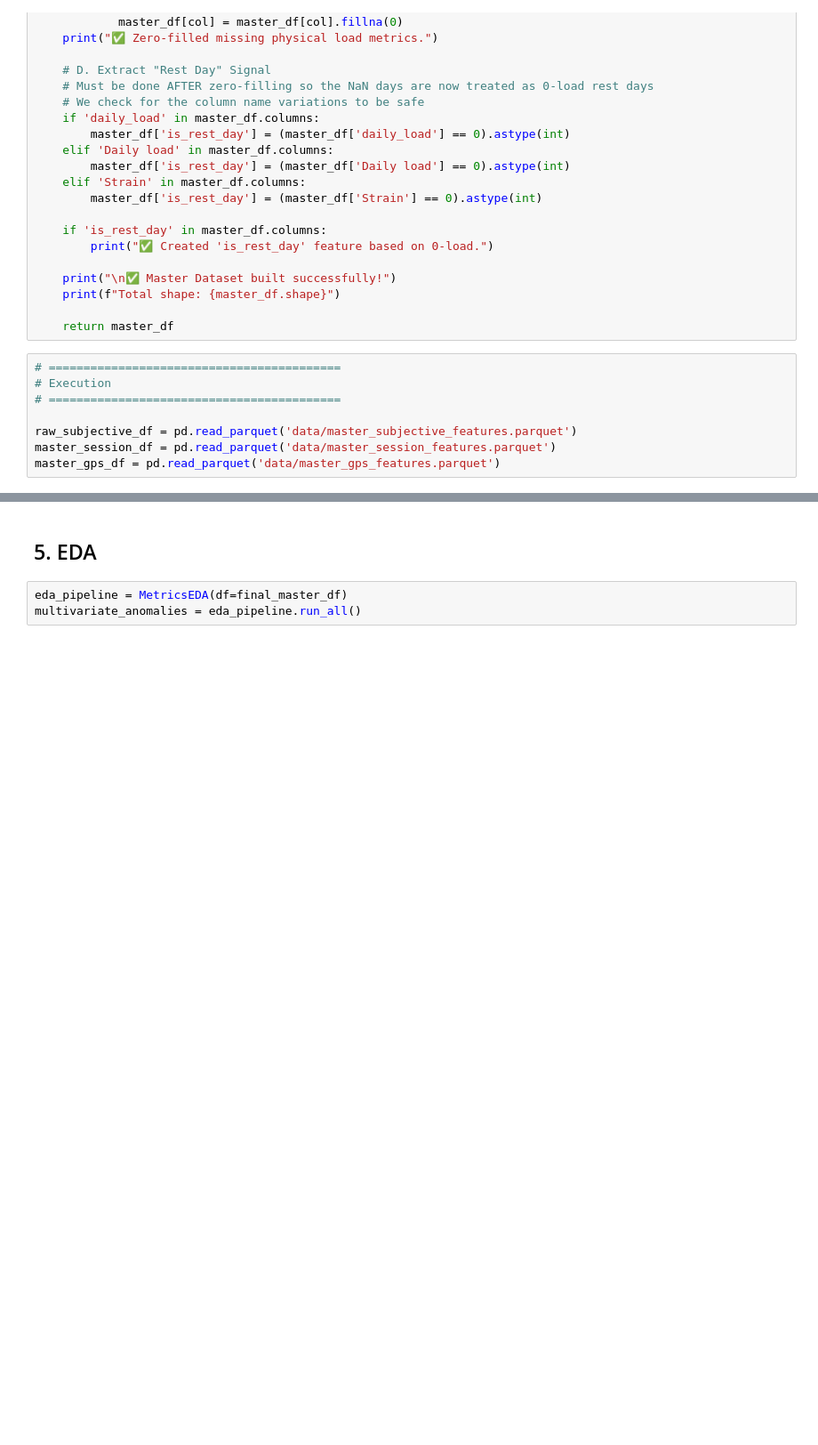
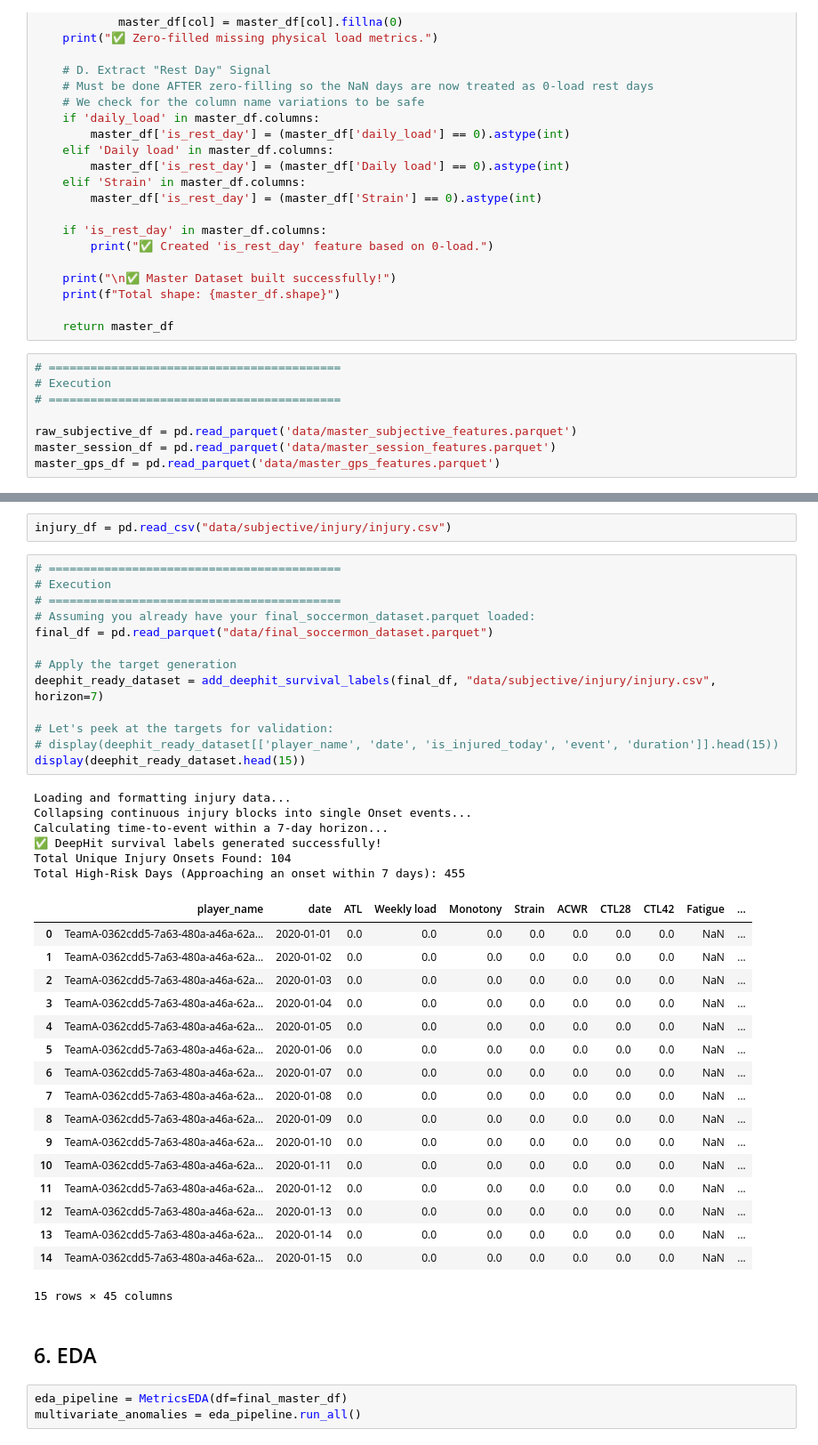
Before and after one commit to Gareth1995/Footy-Analytics, a Jupyter notebook: Injury Prediction/data_prep.ipynb, the cells around one changed output, grey strips where cells are left out. Shown at 89% size. Drawn from its saved outputs; the diff is of its cells as text; blank space fills up the shorter version.

Commit message:
Adding injury target and duration measure to final data

```diff
--- a/Injury Prediction/data_prep.ipynb
+++ b/Injury Prediction/data_prep.ipynb
@@ -239,5 +318,44 @@ Total shape: (37315, 41)
+# %%
+injury_df = pd.read_csv("data/subjective/injury/injury.csv")
+# %%
+# ==========================================
+# Execution
+# ==========================================
+# Assuming you already have your final_soccermon_dataset.parquet loaded:
+final_df = pd.read_parquet("data/final_soccermon_dataset.parquet")
+
+# Apply the target generation
+deephit_ready_dataset = add_deephit_survival_labels(final_df, "data/subjective/injury/injury.csv", horizon=7)
+
+# Let's peek at the targets for validation:
+# display(deephit_ready_dataset[['player_name', 'date', 'is_injured_today', 'event', 'duration']].head(15))
+display(deephit_ready_dataset.head(15))
+# %% [output]
+Loading and formatting injury data...
+Collapsing continuous injury blocks into single Onset events...
+Calculating time-to-event within a 7-day horizon...
+✅ DeepHit survival labels generated successfully!
+Total Unique Injury Onsets Found: 104
+Total High-Risk Days (Approaching an onset within 7 days): 455
+|  | player_name | date | ATL | Weekly load | Monotony | Strain | ACWR | CTL28 | CTL42 | Fatigue | ... |
+| 0 | TeamA-0362cdd5-7a63-480a-a46a-62a... | 2020-01-01 | 0.0 | 0.0 | 0.0 | 0.0 | 0.0 | 0.0 | 0.0 | NaN | ... |
+| 1 | TeamA-0362cdd5-7a63-480a-a46a-62a... | 2020-01-02 | 0.0 | 0.0 | 0.0 | 0.0 | 0.0 | 0.0 | 0.0 | NaN | ... |
+| 2 | TeamA-0362cdd5-7a63-480a-a46a-62a... | 2020-01-03 | 0.0 | 0.0 | 0.0 | 0.0 | 0.0 | 0.0 | 0.0 | NaN | ... |
+| 3 | TeamA-0362cdd5-7a63-480a-a46a-62a... | 2020-01-04 | 0.0 | 0.0 | 0.0 | 0.0 | 0.0 | 0.0 | 0.0 | NaN | ... |
+| 4 | TeamA-0362cdd5-7a63-480a-a46a-62a... | 2020-01-05 | 0.0 | 0.0 | 0.0 | 0.0 | 0.0 | 0.0 | 0.0 | NaN | ... |
+| 5 | TeamA-0362cdd5-7a63-480a-a46a-62a... | 2020-01-06 | 0.0 | 0.0 | 0.0 | 0.0 | 0.0 | 0.0 | 0.0 | NaN | ... |
+| 6 | TeamA-0362cdd5-7a63-480a-a46a-62a... | 2020-01-07 | 0.0 | 0.0 | 0.0 | 0.0 | 0.0 | 0.0 | 0.0 | NaN | ... |
+| 7 | TeamA-0362cdd5-7a63-480a-a46a-62a... | 2020-01-08 | 0.0 | 0.0 | 0.0 | 0.0 | 0.0 | 0.0 | 0.0 | NaN | ... |
+| 8 | TeamA-0362cdd5-7a63-480a-a46a-62a... | 2020-01-09 | 0.0 | 0.0 | 0.0 | 0.0 | 0.0 | 0.0 | 0.0 | NaN | ... |
+| 9 | TeamA-0362cdd5-7a63-480a-a46a-62a... | 2020-01-10 | 0.0 | 0.0 | 0.0 | 0.0 | 0.0 | 0.0 | 0.0 | NaN | ... |
+| 10 | TeamA-0362cdd5-7a63-480a-a46a-62a... | 2020-01-11 | 0.0 | 0.0 | 0.0 | 0.0 | 0.0 | 0.0 | 0.0 | NaN | ... |
+| 11 | TeamA-0362cdd5-7a63-480a-a46a-62a... | 2020-01-12 | 0.0 | 0.0 | 0.0 | 0.0 | 0.0 | 0.0 | 0.0 | NaN | ... |
+| 12 | TeamA-0362cdd5-7a63-480a-a46a-62a... | 2020-01-13 | 0.0 | 0.0 | 0.0 | 0.0 | 0.0 | 0.0 | 0.0 | NaN | ... |
+| 13 | TeamA-0362cdd5-7a63-480a-a46a-62a... | 2020-01-14 | 0.0 | 0.0 | 0.0 | 0.0 | 0.0 | 0.0 | 0.0 | NaN | ... |
+| 14 | TeamA-0362cdd5-7a63-480a-a46a-62a... | 2020-01-15 | 0.0 | 0.0 | 0.0 | 0.0 | 0.0 | 0.0 | 0.0 | NaN | ... |
+15 rows × 45 columns
 # %% [markdown]
-## 5. EDA
+## 6. EDA
 # %%
 eda_pipeline = MetricsEDA(df=final_master_df)
 multivariate_anomalies = eda_pipeline.run_all()
```
Also changed, not shown: parts of 7 cells of this notebook, 2 other files.
